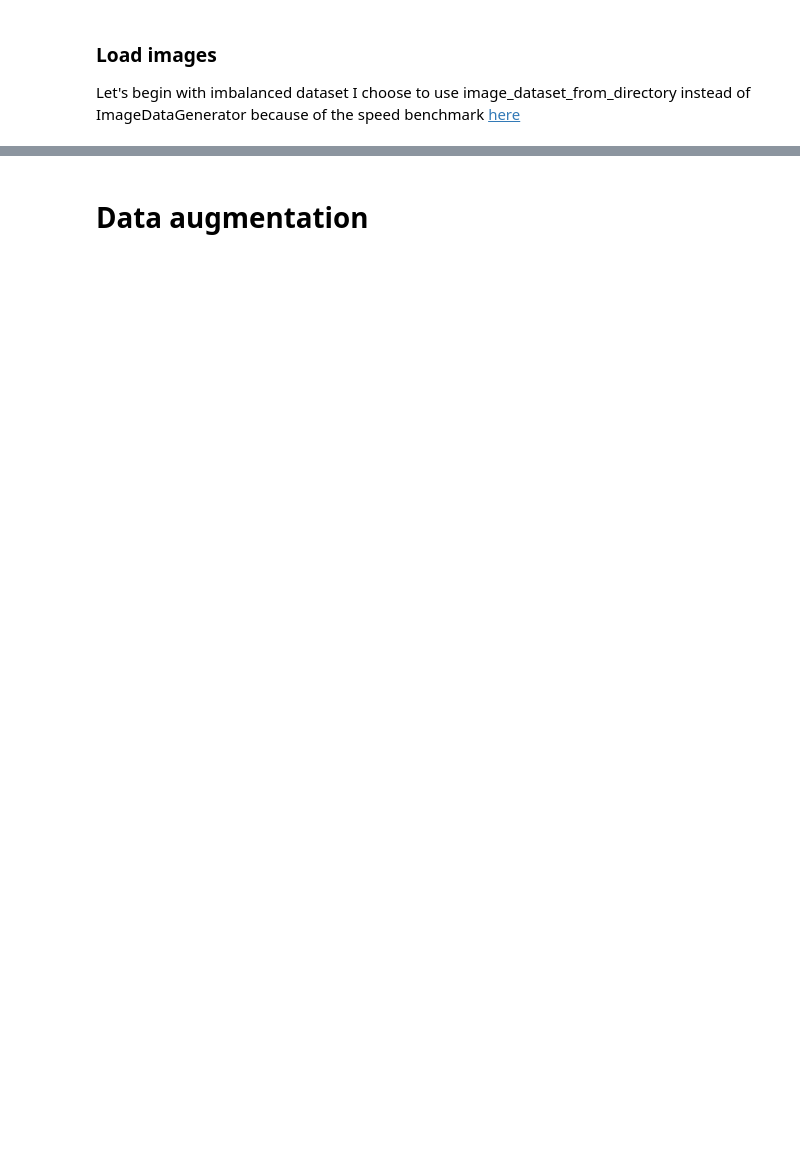
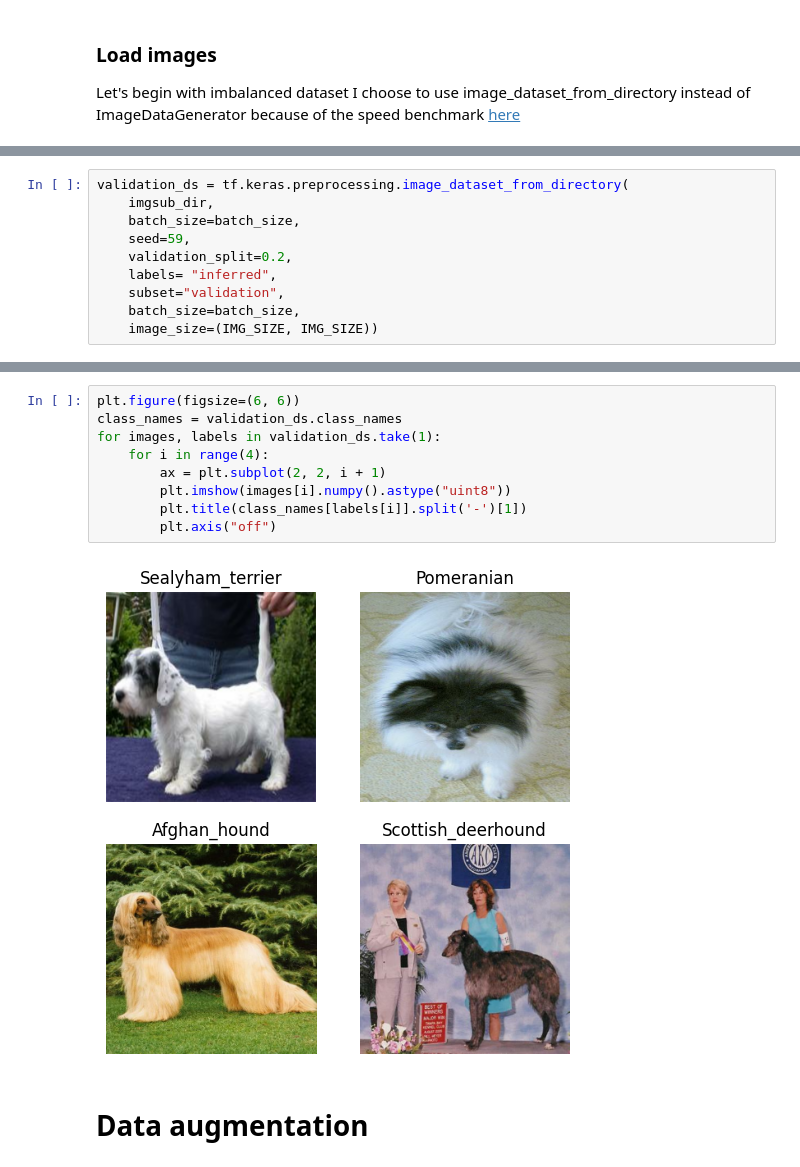
Before and after one commit to CYaiche/dog_breed_classification, a Jupyter notebook: model.ipynb, the cells around one changed output, grey strips where cells are left out. Saved outputs shown, nothing was run; the diff lists cells and outputs as text; blank space fills up the shorter version.

```diff
--- a/model.ipynb
+++ b/model.ipynb
@@ -108,0 +127,10 @@ Error:
+# %%
+validation_ds = tf.keras.preprocessing.image_dataset_from_directory(
+    imgsub_dir,
+    batch_size=batch_size,
+    seed=59,
+    validation_split=0.2,
+    labels= "inferred",
+    subset="validation",
+    batch_size=batch_size,
+    image_size=(IMG_SIZE, IMG_SIZE))
@@ -109,2 +151,13 @@ Error:
+# %%
+plt.figure(figsize=(6, 6))
+class_names = validation_ds.class_names
+for images, labels in validation_ds.take(1):
+    for i in range(4):
+        ax = plt.subplot(2, 2, i + 1)
+        plt.imshow(images[i].numpy().astype("uint8"))
+        plt.title(class_names[labels[i]].split('-')[1])
+        plt.axis("off")
+# %% [output]
+[figure, added]
 # %% [markdown]
 # Data augmentation
```
Also changed, not shown: parts of 42 cells of this notebook.
